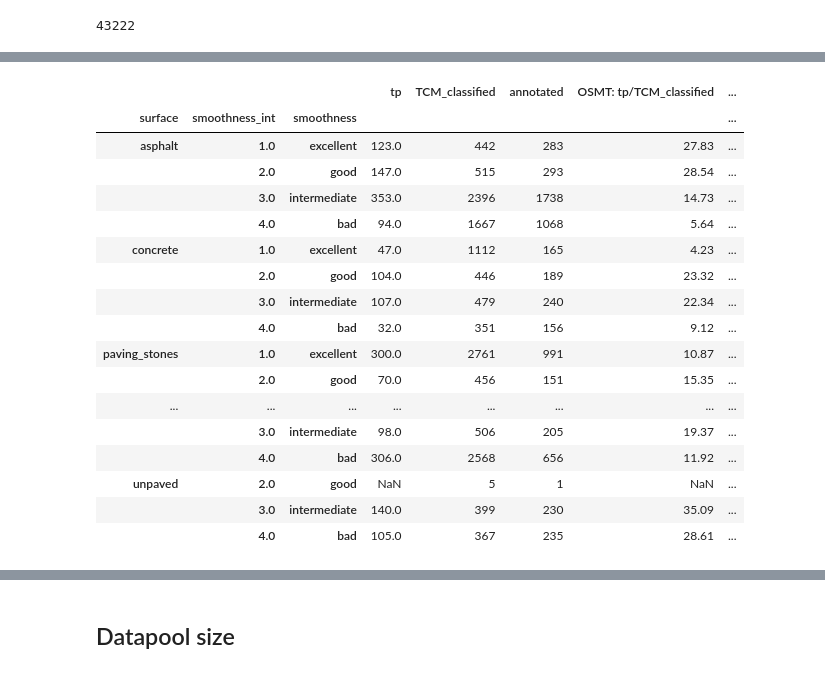
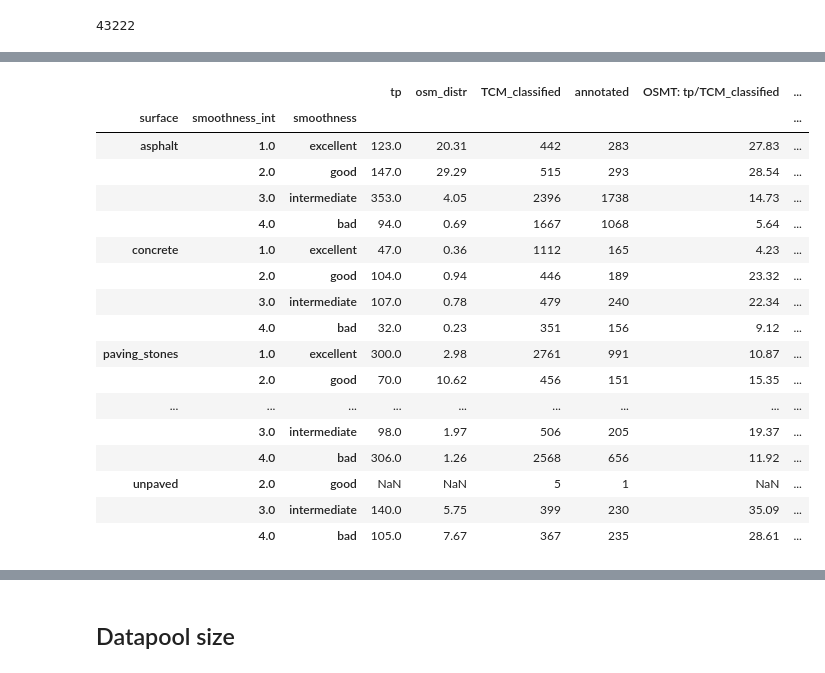
Before and after one commit to SurfaceAI/dataset_creation, a Jupyter notebook: src/scripts/analysis/stats_for_paper.ipynb, the cells around one changed output, grey strips where cells are left out. Saved outputs shown, nothing was run; the diff lists cells and outputs as text; code cells hidden in the pictures.

Commit message:
fix table

```diff
--- a/src/scripts/analysis/stats_for_paper.ipynb
+++ b/src/scripts/analysis/stats_for_paper.ipynb
@@ -269,9 +269,9 @@ def clean_smoothness(metadata):
             "horrible",
             "very_horrible",
             "impassable",
-            "very_bad",
+            "very bad"
         ],
-        "very bad",
+        "very_bad",
     )
 
     metadata["smoothness_clean"] = metadata["smoothness_clean"].replace(
@@ -369,7 +312,0 @@ osm_tag_counts = clean_smoothness(osm_tag_counts)
-# %%
-if group_by_annot == ["surface"]:
-    drop_col = ["surface", "smoothness", "smoothness_clean"]
-else:
-    drop_col = ["surface", "smoothness"]
-
-osm_tag_counts = osm_tag_counts.drop(drop_col, axis=1).groupby(group_by_osm).sum()
@@ -524,4 +315,26 @@ group_by_annot = ["surface", "smoothness_int", "smoothness"]
 group_by_osm = ["surface_osm", "smoothness_osm_int", "smoothness_osm"]
 # %%
 smoothness_mapping = {"excellent": 1, "good": 2, "intermediate": 3, "bad": 4, "very bad": 5}
+# %%
+# osm frequency distribution
+osm_tag_counts = pd.read_csv("/Users/alexandra/Nextcloud-HTW/SHARED/SurfaceAI/data/OSM/osm_tag_counts_germany.csv")
+osm_tag_counts.surface = osm_tag_counts.surface.str.strip()
+osm_tag_counts.smoothness = osm_tag_counts.smoothness.str.strip()
+osm_tag_counts = clean_surface(osm_tag_counts)
+osm_tag_counts = clean_smoothness(osm_tag_counts)
+osm_tag_counts.rename({"surface_clean": "surface_osm", "smoothness_clean": "smoothness_osm"}, axis=1, inplace=True)
+osm_tag_counts["smoothness_osm_int"] = osm_tag_counts.smoothness_osm.map(smoothness_mapping)
+
+# compute distr.
+osm_tag_counts["osm_distr"] = round(osm_tag_counts.ct / osm_tag_counts.ct.sum() * 100, 2)
+
+# remove irrelevant classes
+osm_tag_counts = osm_tag_counts[~osm_tag_counts.surface_osm.isin(["pebblestone", "wood","grass_paver", "metal"])]
+
+# drop uncleaned columns
+if group_by_annot == ["surface"]:
+    drop_col = ["surface", "smoothness", "smoothness_osm"]
+else:
+    drop_col = ["surface", "smoothness"]
+osm_tag_counts = osm_tag_counts.drop(drop_col, axis=1).groupby(group_by_osm).sum()
 # %%
@@ -594,30 +409,32 @@ annotated = pd.DataFrame(df2[(df2.model_prediction == df2.surface_osm) &
 annotated.columns = ["annotated"]
 # %%
 cts = (tp
+  .join(osm_tag_counts["osm_distr"], on=group_by_annot, how="left")
   .join(TCM_classified, on=group_by_annot, how="outer")
   .join(annotated, on=group_by_annot, how="outer")
 )
 
 
 cts["OSMT: tp/TCM_classified"] = round(cts.tp / cts.TCM_classified * 100, 2)
 cts["OSMT+CTM: tp/annotated"] = round(cts.tp / cts.annotated * 100, 2)
-cts.sort_index()
+cts.sort_index(inplace=True)
+cts
 # %% [output]
-|  |  |  | tp | TCM_classified | annotated | OSMT: tp/TCM_classified | ... |
-| surface | smoothness_int | smoothness |  |  |  |  | ... |
-| asphalt | 1.0 | excellent | 123.0 | 442 | 283 | 27.83 | ... |
-|  | 2.0 | good | 147.0 | 515 | 293 | 28.54 | ... |
-|  | 3.0 | intermediate | 353.0 | 2396 | 1738 | 14.73 | ... |
-|  | 4.0 | bad | 94.0 | 1667 | 1068 | 5.64 | ... |
-| concrete | 1.0 | excellent | 47.0 | 1112 | 165 | 4.23 | ... |
-|  | 2.0 | good | 104.0 | 446 | 189 | 23.32 | ... |
-|  | 3.0 | intermediate | 107.0 | 479 | 240 | 22.34 | ... |
-|  | 4.0 | bad | 32.0 | 351 | 156 | 9.12 | ... |
-| paving_stones | 1.0 | excellent | 300.0 | 2761 | 991 | 10.87 | ... |
-|  | 2.0 | good | 70.0 | 456 | 151 | 15.35 | ... |
-| ... | ... | ... | ... | ... | ... | ... | ... |
-|  | 3.0 | intermediate | 98.0 | 506 | 205 | 19.37 | ... |
-|  | 4.0 | bad | 306.0 | 2568 | 656 | 11.92 | ... |
-| unpaved | 2.0 | good | NaN | 5 | 1 | NaN | ... |
-|  | 3.0 | intermediate | 140.0 | 399 | 230 | 35.09 | ... |
-|  | 4.0 | bad | 105.0 | 367 | 235 | 28.61 | ... |
+|  |  |  | tp | osm_distr | TCM_classified | annotated | OSMT: tp/TCM_classified | ... |
+| surface | smoothness_int | smoothness |  |  |  |  |  | ... |
+| asphalt | 1.0 | excellent | 123.0 | 20.31 | 442 | 283 | 27.83 | ... |
+|  | 2.0 | good | 147.0 | 29.29 | 515 | 293 | 28.54 | ... |
+|  | 3.0 | intermediate | 353.0 | 4.05 | 2396 | 1738 | 14.73 | ... |
+|  | 4.0 | bad | 94.0 | 0.69 | 1667 | 1068 | 5.64 | ... |
+| concrete | 1.0 | excellent | 47.0 | 0.36 | 1112 | 165 | 4.23 | ... |
+|  | 2.0 | good | 104.0 | 0.94 | 446 | 189 | 23.32 | ... |
+|  | 3.0 | intermediate | 107.0 | 0.78 | 479 | 240 | 22.34 | ... |
+|  | 4.0 | bad | 32.0 | 0.23 | 351 | 156 | 9.12 | ... |
+| paving_stones | 1.0 | excellent | 300.0 | 2.98 | 2761 | 991 | 10.87 | ... |
+|  | 2.0 | good | 70.0 | 10.62 | 456 | 151 | 15.35 | ... |
+| ... | ... | ... | ... | ... | ... | ... | ... | ... |
+|  | 3.0 | intermediate | 98.0 | 1.97 | 506 | 205 | 19.37 | ... |
+|  | 4.0 | bad | 306.0 | 1.26 | 2568 | 656 | 11.92 | ... |
+| unpaved | 2.0 | good | NaN | NaN | 5 | 1 | NaN | ... |
+|  | 3.0 | intermediate | 140.0 | 5.75 | 399 | 230 | 35.09 | ... |
+|  | 4.0 | bad | 105.0 | 7.67 | 367 | 235 | 28.61 | ... |
```
Also changed, not shown: parts of 30 cells of this notebook.
